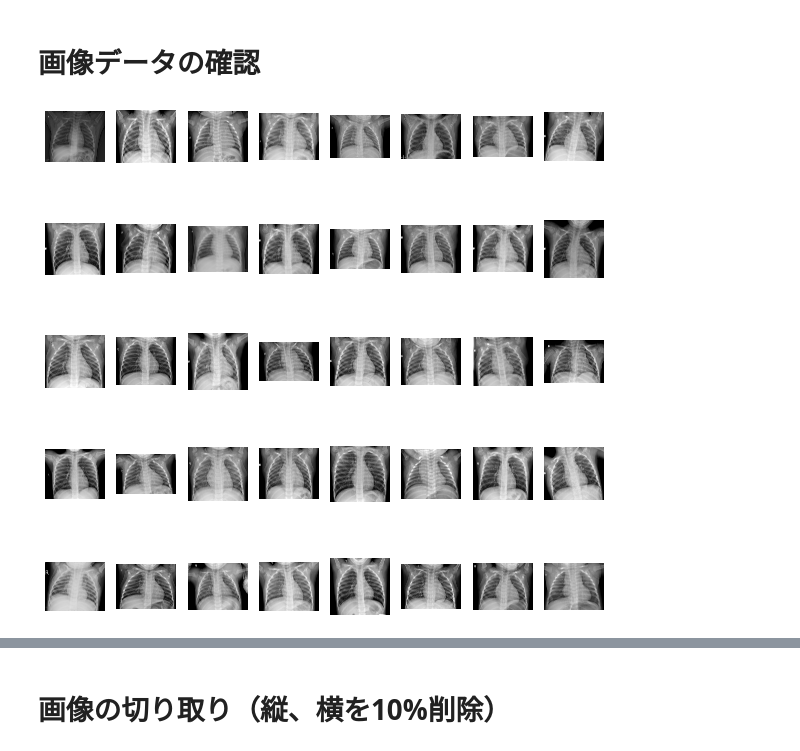
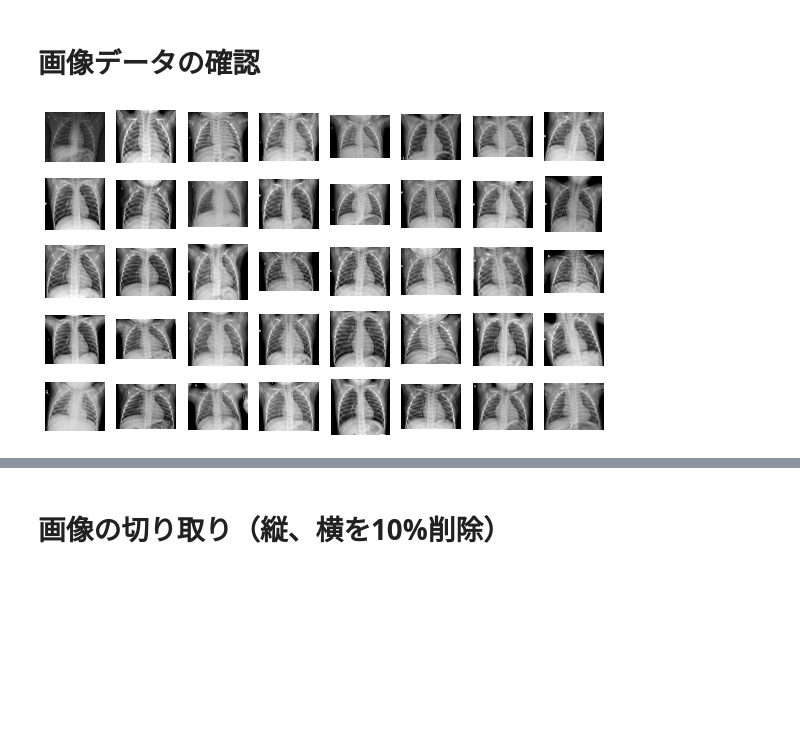
Before and after one commit to insilicomab/kaggle_chest-Xray, a Jupyter notebook: chest-xray-eda.ipynb, the cells around one changed output, grey strips where cells are left out. Cells and saved outputs as stored; diff of their text form; code cells hidden in the pictures; blank space fills up the shorter version.

```diff
--- a/chest-xray-eda.ipynb
+++ b/chest-xray-eda.ipynb
@@ -22,15 +22,15 @@ pneumonia_list = glob.glob('/kaggle/input/chest-xray-pneumonia/chest_xray/chest_
 #print(pneumonia_list)
 # %%
 # Normal画像の表示
-plt.figure(figsize=(10, 10))
+plt.figure(figsize=(10, 6))
 for i in range(40):
     path = normal_list[i]
     plt.subplot(5, 8, i+1)
     plt.axis('off')
     img = Image.open(path).convert('RGB')
     img_array = np.array(img)
     plt.imshow(img_array)
 # %% [output]
-[figure, old version]
+[figure, new version]
 # %%
 # Pneumonia画像の表示
```
Also changed, not shown: parts of 7 cells of this notebook.
